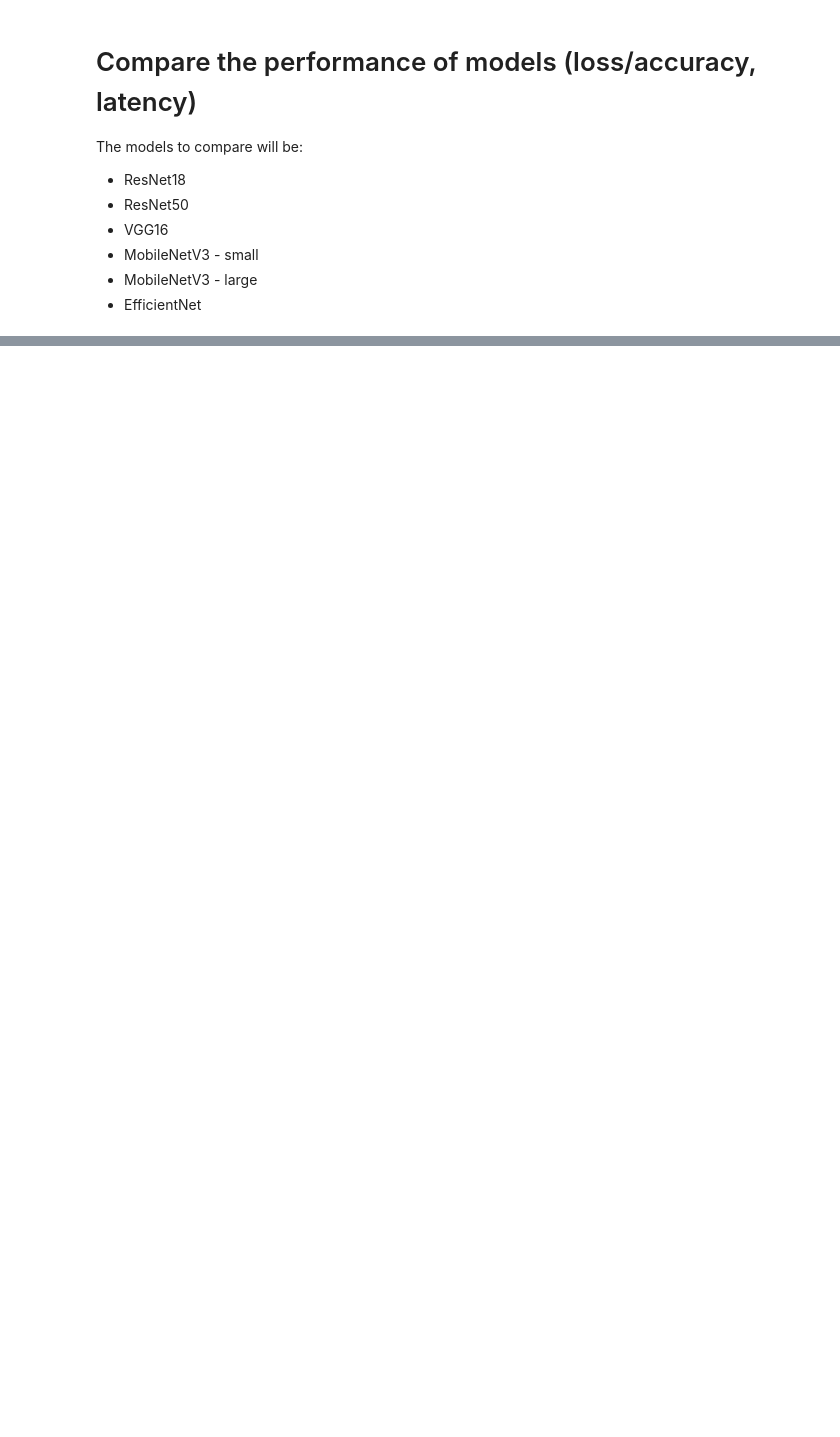
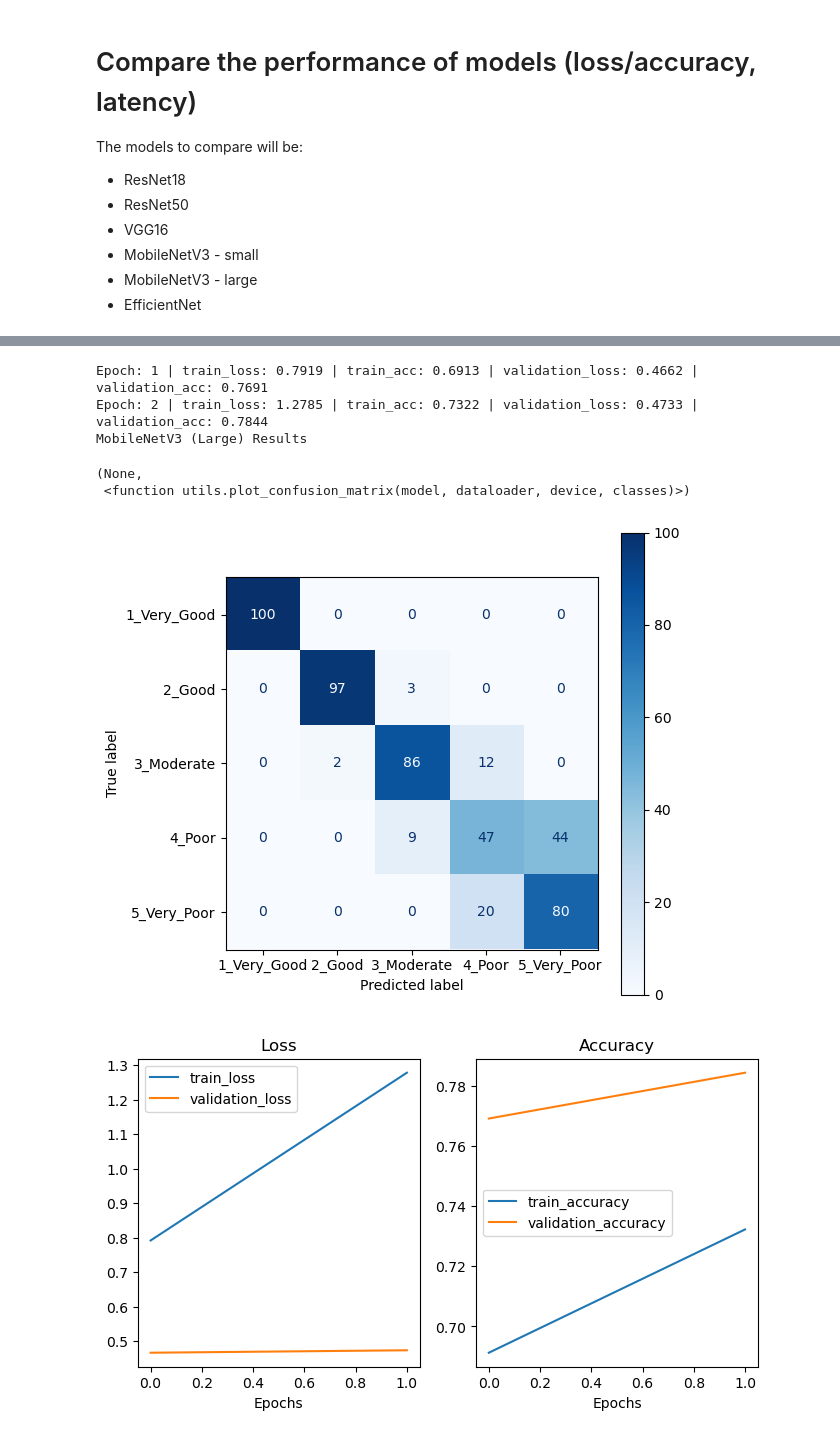
Before and after one commit to J-Mina/AQAUIS, a Jupyter notebook: Code/comp_1k.ipynb, the cells around one changed output, grey strips where cells are left out. Drawn from its saved outputs; the diff is of its cells as text; code cells hidden in the pictures; blank space fills up the shorter version.

```diff
--- a/Code/comp_1k.ipynb
+++ b/Code/comp_1k.ipynb
@@ -85,12 +107,20 @@ plot_loss_curves(train_vgg16_results), plot_confusion_matrix
 # %%
 #Train MobileNet Large
 mobnet_lrg.to(device)
-rprop_optim = torch.optim.Rprop(params=mobnet_lrg.parameters(), lr=0.001)
-train_mobnet_lrg_results = train(mobnet_lrg, train_dl, validation_dl, optimizer=rprop_optim, loss_fn=loss_fn, epochs=NUM_EPOCHS, device=device)
+rprop_optim = torch.optim.Rprop(params=mobnet_lrg.parameters(), lr=lr)
+train_mobnet_lrg_results, train_time_mobnet_lgr = train(mobnet_lrg, train_dl, validation_dl, optimizer=rprop_optim, loss_fn=loss_fn, epochs=NUM_EPOCHS, device=device)
 
 plot_confusion_matrix(mobnet_lrg, test_dl, device, class_names)
 print(f"MobileNetV3 (Large) Results")
 plot_loss_curves(train_mobnet_lrg_results), plot_confusion_matrix
+# %% [output]
+Epoch: 1 | train_loss: 0.7919 | train_acc: 0.6913 | validation_loss: 0.4662 | validation_acc: 0.7691
+Epoch: 2 | train_loss: 1.2785 | train_acc: 0.7322 | validation_loss: 0.4733 | validation_acc: 0.7844
+MobileNetV3 (Large) Results
+(None,
+ <function utils.plot_confusion_matrix(model, dataloader, device, classes)>)
+[figure, added]
+[figure, added]
 # %%
 #Train MobileNet Small
 mobnet_sml.to(device)
```
Also changed, not shown: parts of 6 cells of this notebook, 2 other files.
